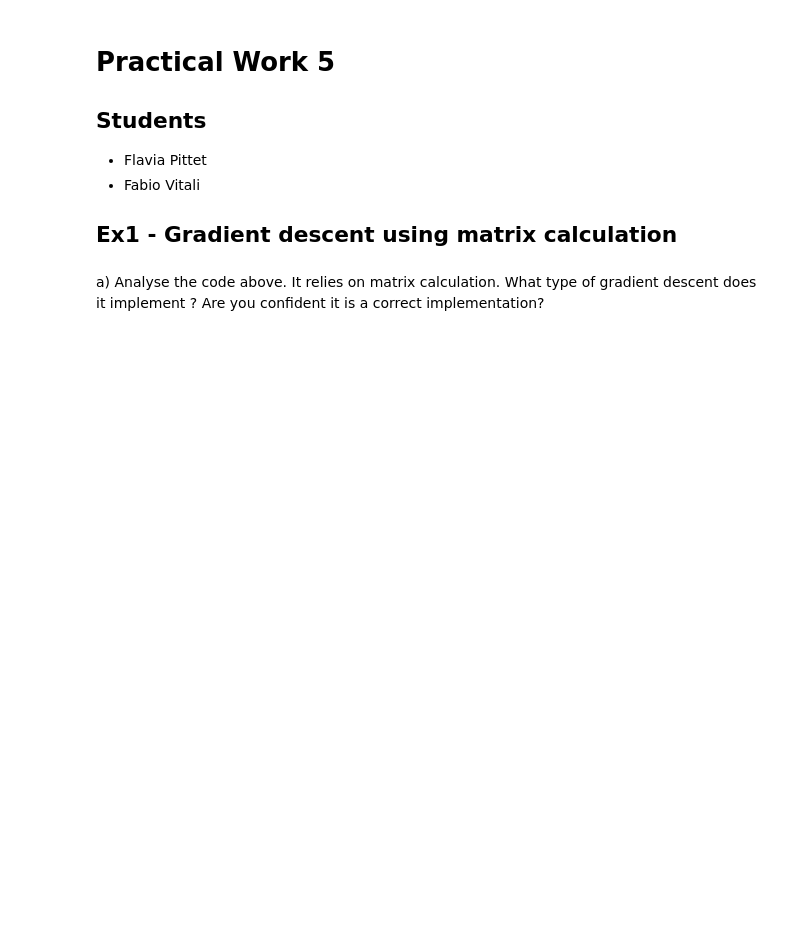
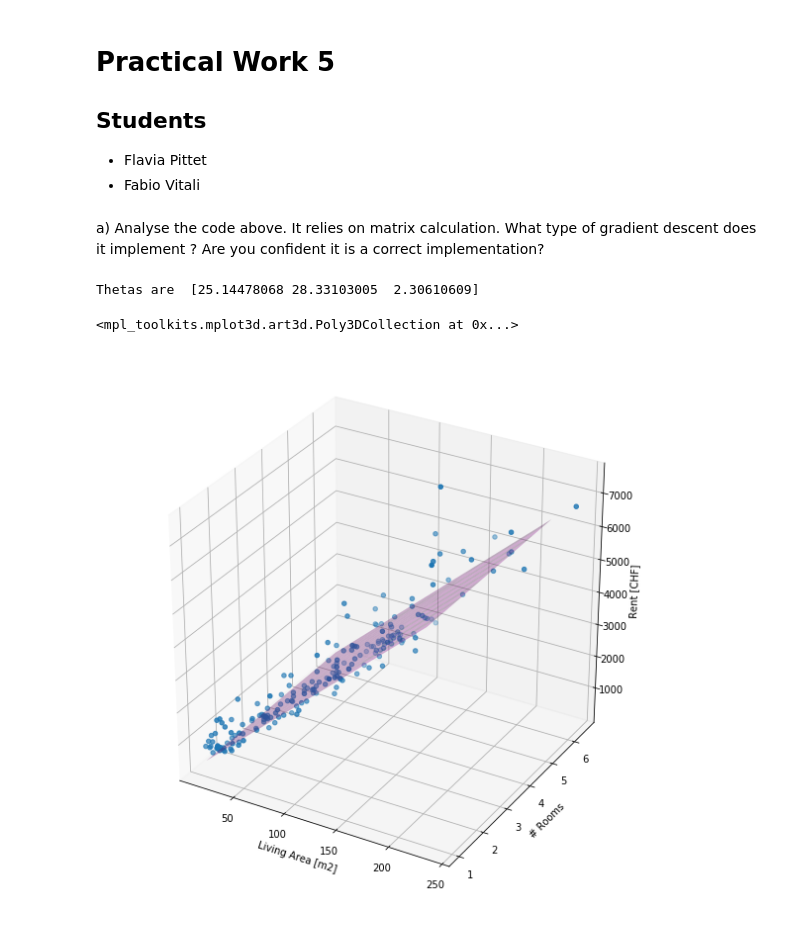
Before and after one commit to flavz27/mach_le_mse, a Jupyter notebook: PW05/05_pittet_vitali.ipynb, the cells around one changed output. Drawn from its saved outputs; the diff is of its cells as text; code cells hidden in the pictures; blank space fills up the shorter version.

```diff
--- a/PW05/05_pittet_vitali.ipynb
+++ b/PW05/05_pittet_vitali.ipynb
@@ -4,5 +4,3 @@
 ## Students
 - Flavia Pittet
 - Fabio Vitali
-
-## Ex1 - Gradient descent using matrix calculation
@@ -25,3 +30,37 @@ def gradientDescent(X,y,learning_rate,num_epoch,verbose=False):
 # %% [markdown]
 a) Analyse the code above. It relies on matrix calculation. What type of gradient descent
 does it implement ? Are you confident it is a correct implementation?
+# %%
+dataset = pd.read_excel('lausanne-appart.xlsx')
+living_area = dataset['Living area (m2)'].values
+nb_rooms = dataset['#rooms'].values
+y =  dataset['rent (CHF)'].values
+
+X = np.ones((len(dataset), 3))
+X.T[1] = living_area
+X.T[2] = nb_rooms
+# %%
+theta = gradientDescent(X, y, 0.0005, 200000)
+print("Thetas are ", theta)
+
+fig = plt.figure(figsize=(10,10))
+ax = fig.add_subplot(111, projection='3d')
+ax.set_xlabel("Living Area [m2]")
+ax.set_ylabel("# Rooms")
+ax.set_zlabel("Rent [CHF]")
+ax.scatter(living_area, nb_rooms, y)
+
+xVal, yVal = np.meshgrid(np.arange(living_area.min(),
+                                   living_area.max(),
+                                  (living_area.max()-living_area.min())/15.)[:15],
+                         np.arange(nb_rooms.min(),
+                                   nb_rooms.max(),
+                                  (nb_rooms.max()-nb_rooms.min())/15.)[:15])
+
+h = theta[0] + xVal*theta[1] + yVal*theta[2]
+
+ax.plot_surface(xVal, yVal, h, color='purple', alpha=0.3)
+# %% [output]
+Thetas are  [25.14478068 28.33103005  2.30610609]
+<mpl_toolkits.mplot3d.art3d.Poly3DCollection at 0x...>
+[figure, added]
```
Also changed, not shown: parts of 14 cells of this notebook, 1 other file.
